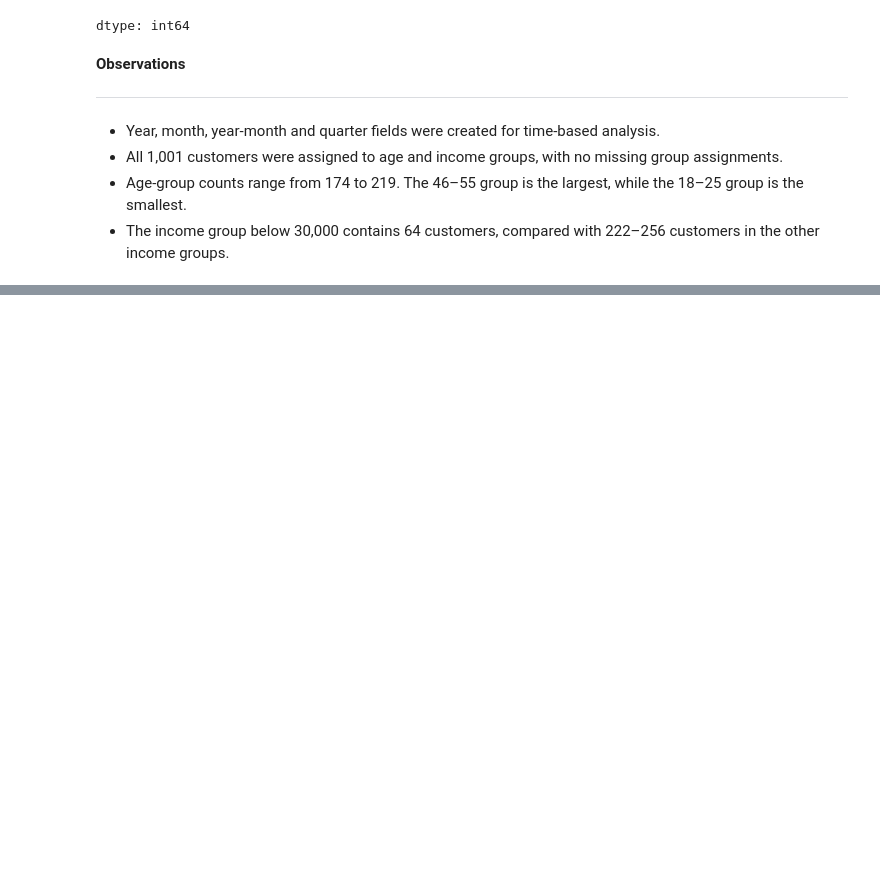
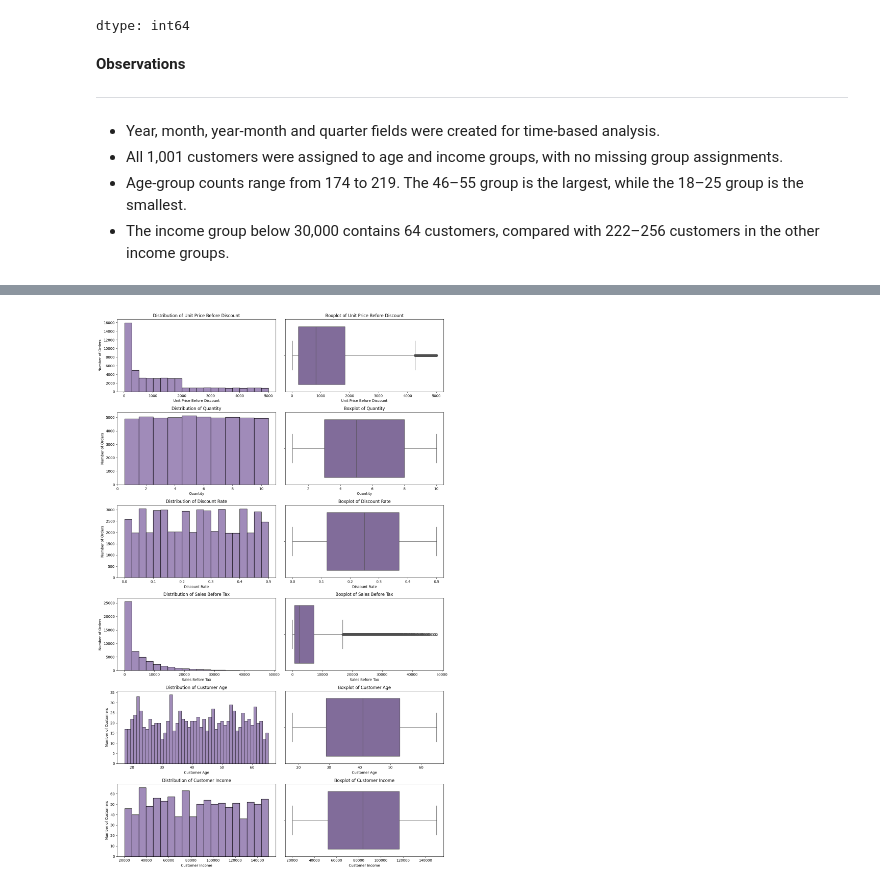
Before and after one commit to michellefengym-glitch/Market-Analysis, a Jupyter notebook: Capstone_Market_Analysis.ipynb, the cells around one changed output, grey strips where cells are left out. Saved outputs shown, nothing was run; the diff lists cells and outputs as text; code cells hidden in the pictures; blank space fills up the shorter version.

```diff
--- a/Capstone_Market_Analysis.ipynb
+++ b/Capstone_Market_Analysis.ipynb
@@ -685,0 +779,49 @@ dtype: int64
+# %%
+# Select the appropriate data source for each variable
+variables = [
+    (retail_data, "price", "Unit Price Before Discount"),
+    (retail_data, "quantity", "Quantity"),
+    (retail_data, "discount", "Discount Rate"),
+    (retail_data, "sales_before_tax", "Sales Before Tax"),
+    (customers_clean, "age", "Customer Age"),
+    (customers_clean, "income", "Customer Income")
+]
+
+# Create one histogram and one boxplot for each variable
+fig, axes = plt.subplots(6, 2, figsize=(14, 22))
+
+for row, (table, column, title) in enumerate(variables):
+    values = table[column].dropna()
+    count_label = (
+        "Number of Customers"
+        if column in ["age", "income"]
+        else "Number of Orders"
+    )
+
+    # Histogram: show the distribution
+    sns.histplot(
+        x=values,
+        bins=20,
+        discrete=(column in ["quantity", "age"]),
+        color="#8064A2",
+        ax=axes[row, 0]
+    )
+
+    axes[row, 0].set_title(f"Distribution of {title}")
+    axes[row, 0].set_xlabel(title)
+    axes[row, 0].set_ylabel(count_label)
+
+    # Boxplot: show median, spread and potential outliers
+    sns.boxplot(
+        x=values,
+        color="#8064A2",
+        ax=axes[row, 1]
+    )
+
+    axes[row, 1].set_title(f"Boxplot of {title}")
+    axes[row, 1].set_xlabel(title)
+
+plt.tight_layout()
+plt.show()
+# %% [output]
+[figure, added]
```
Also changed, not shown: parts of 8 cells of this notebook.
